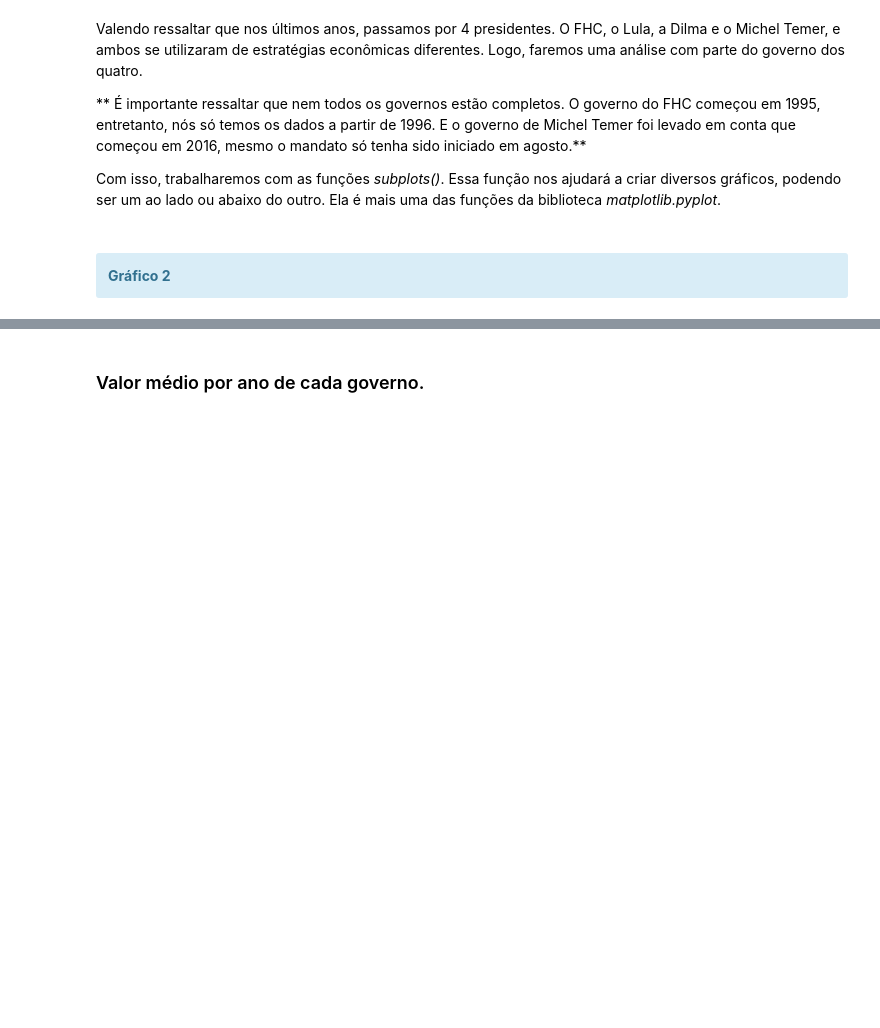
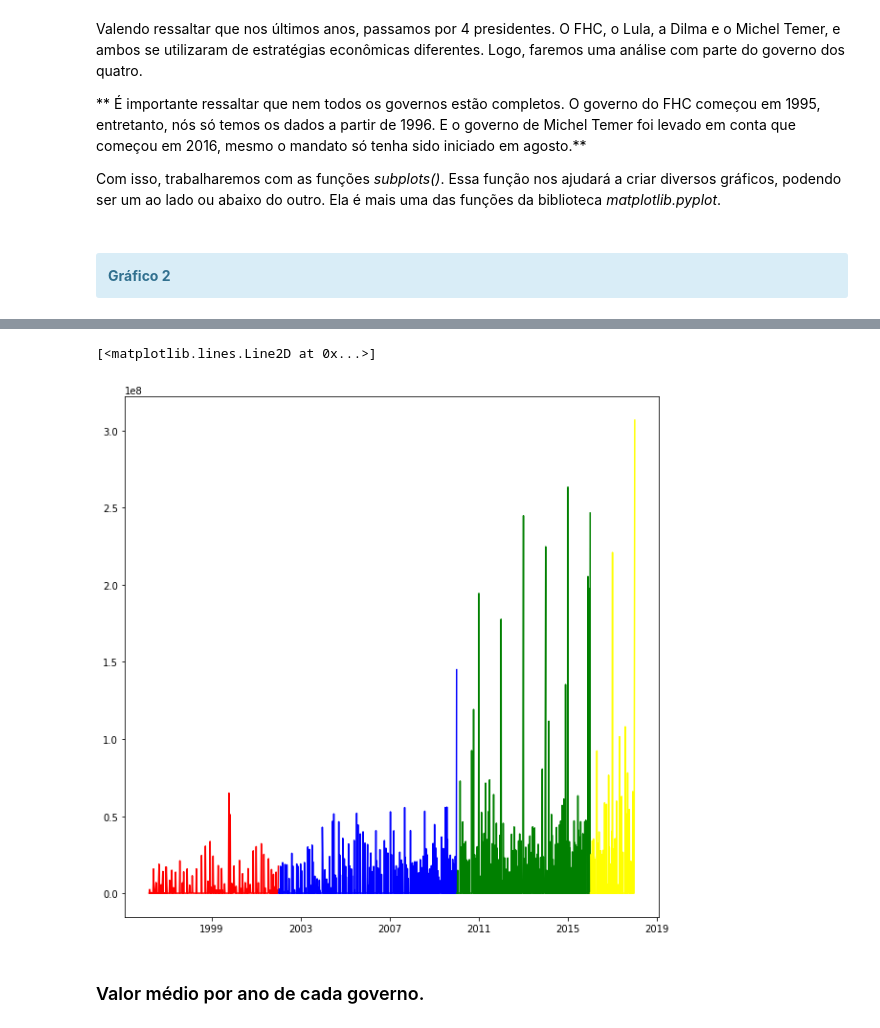
Before and after one commit to gabrielqap/analise-megasena, a Jupyter notebook: Trabalho extra - Unidade 1.ipynb, the cells around one changed output, grey strips where cells are left out. Drawn from its saved outputs; the diff is of its cells as text; code cells hidden in the pictures; blank space fills up the shorter version.

```diff
--- a/Trabalho extra - Unidade 1.ipynb
+++ b/Trabalho extra - Unidade 1.ipynb
@@ -245,3 +243,14 @@ Text(0.5,1,'Governo Temer')
+# %%
+# Ou então, podemos fazer um gráfico só com cada governo.
+fig = plt.figure(figsize=(10,10))
+
+plt.plot(governoFH["Data Sorteio"], governoFH["Premio"], c="red")
+plt.plot(governoLu["Data Sorteio"], governoLu["Premio"], c="blue")
+plt.plot(governoDi["Data Sorteio"], governoDi["Premio"], c="green")
+plt.plot(governoTem["Data Sorteio"], governoTem["Premio"], c="yellow")
+# %% [output]
+[<matplotlib.lines.Line2D at 0x...>]
+[figure, added]
 # %% [markdown]
 ### Valor médio por ano de cada governo.
 # %% [markdown]
```
Also changed, not shown: parts of 1 cell of this notebook.
